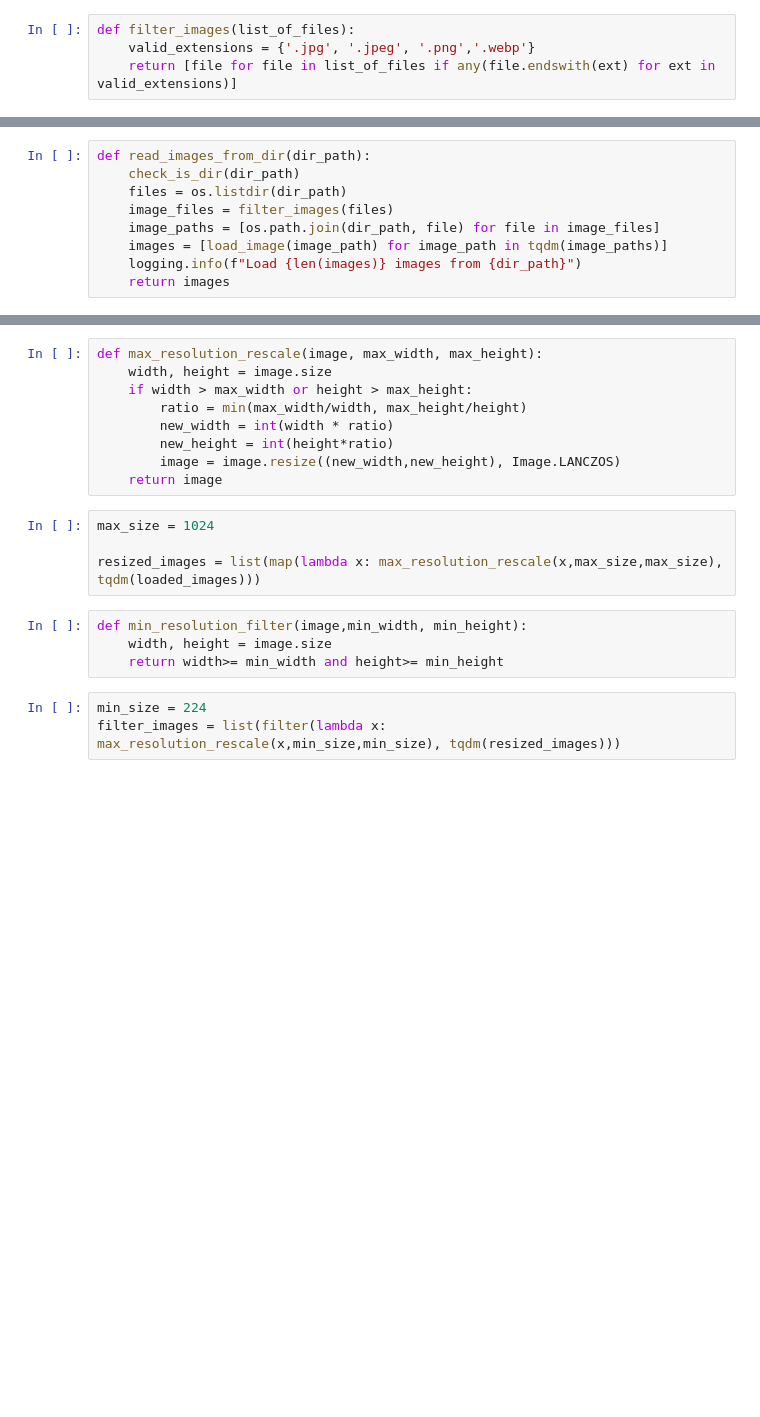
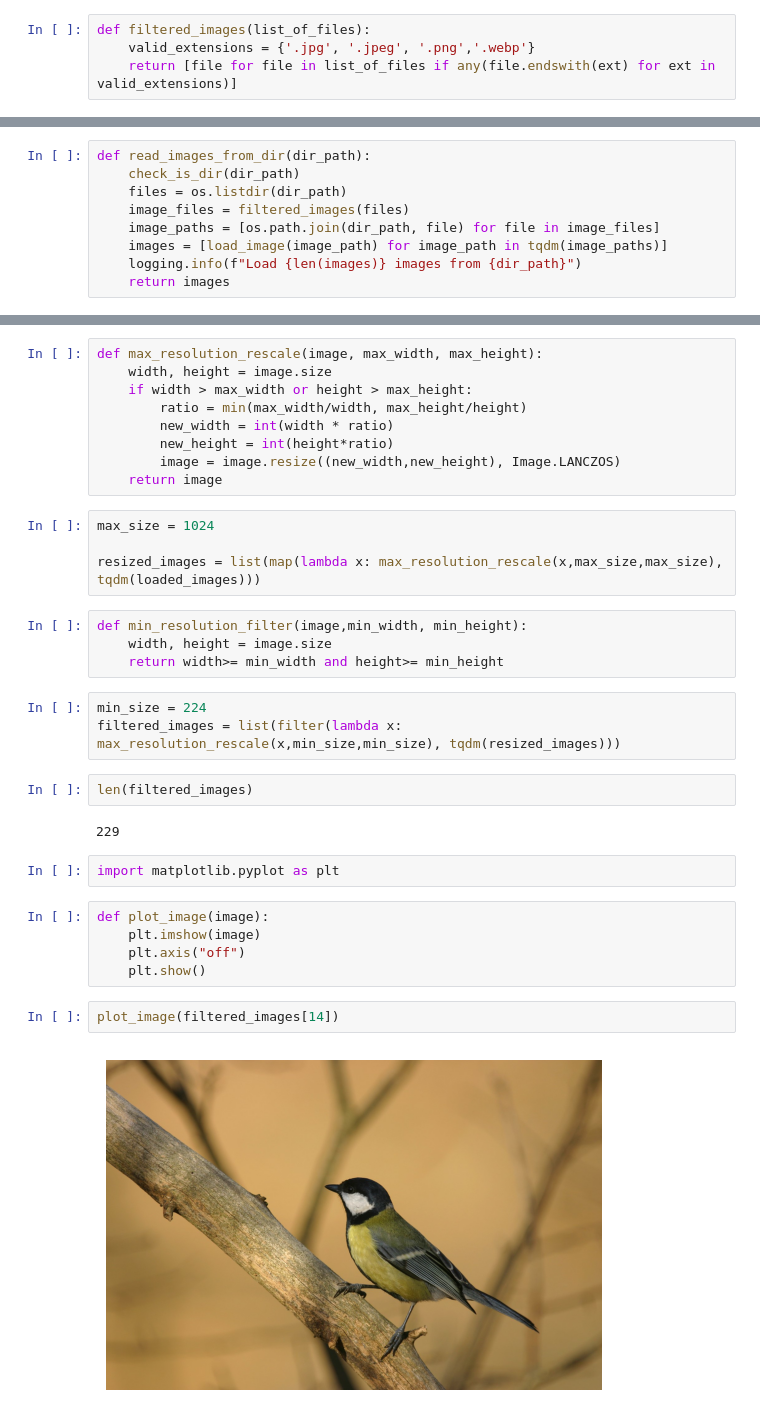
Before and after one commit to Minazor/image-classifier, a Jupyter notebook: preprocess.ipynb, the cells around one changed output, grey strips where cells are left out. Drawn from its saved outputs; the diff is of its cells as text; blank space fills up the shorter version.

```diff
--- a/preprocess.ipynb
+++ b/preprocess.ipynb
@@ -14,7 +14,7 @@ def check_is_dir(path):
         raise ValueError(f"Provided path: {path} is not a directory.")
     return True
 # %%
-def filter_images(list_of_files):
+def filtered_images(list_of_files):
     valid_extensions = {'.jpg', '.jpeg', '.png','.webp'}
     return [file for file in list_of_files if any(file.endswith(ext) for ext in valid_extensions)]
 # %%
@@ -25,7 +25,7 @@ def load_image(image_path):
 def read_images_from_dir(dir_path):
     check_is_dir(dir_path)
     files = os.listdir(dir_path)
-    image_files = filter_images(files)
+    image_files = filtered_images(files)
     image_paths = [os.path.join(dir_path, file) for file in image_files]
     images = [load_image(image_path) for image_path in tqdm(image_paths)]
     logging.info(f"Load {len(images)} images from {dir_path}")
@@ -53,4 +53,19 @@ def min_resolution_filter(image,min_width, min_height):
     return width>= min_width and height>= min_height
 # %%
 min_size = 224
-filter_images = list(filter(lambda x: max_resolution_rescale(x,min_size,min_size), tqdm(resized_images)))
+filtered_images = list(filter(lambda x: max_resolution_rescale(x,min_size,min_size), tqdm(resized_images)))
+# %%
+len(filtered_images)
+# %% [output]
+229
+# %%
+import matplotlib.pyplot as plt
+# %%
+def plot_image(image):
+    plt.imshow(image)
+    plt.axis("off")
+    plt.show()
+# %%
+plot_image(filtered_images[14])
+# %% [output]
+[figure, added]
```
Also changed, not shown: parts of 7 cells of this notebook, 1 other file.
